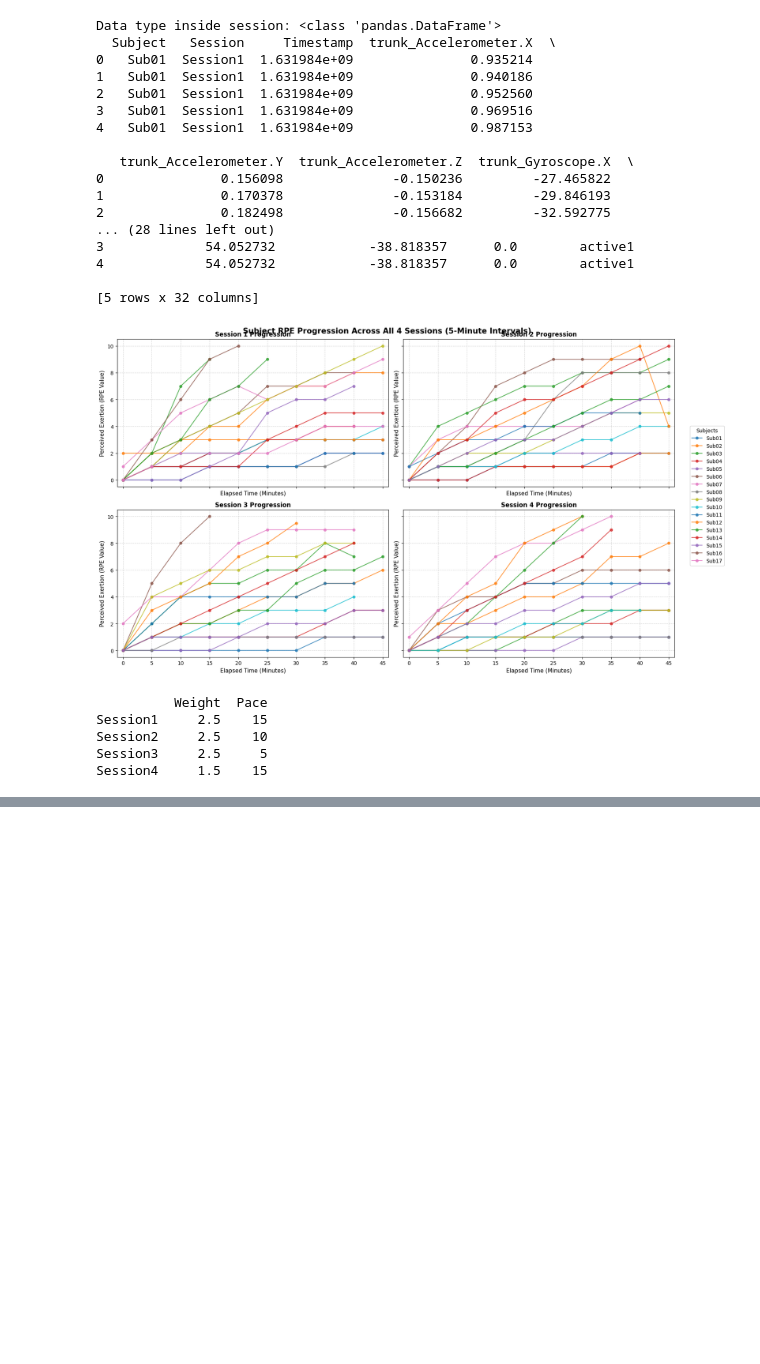
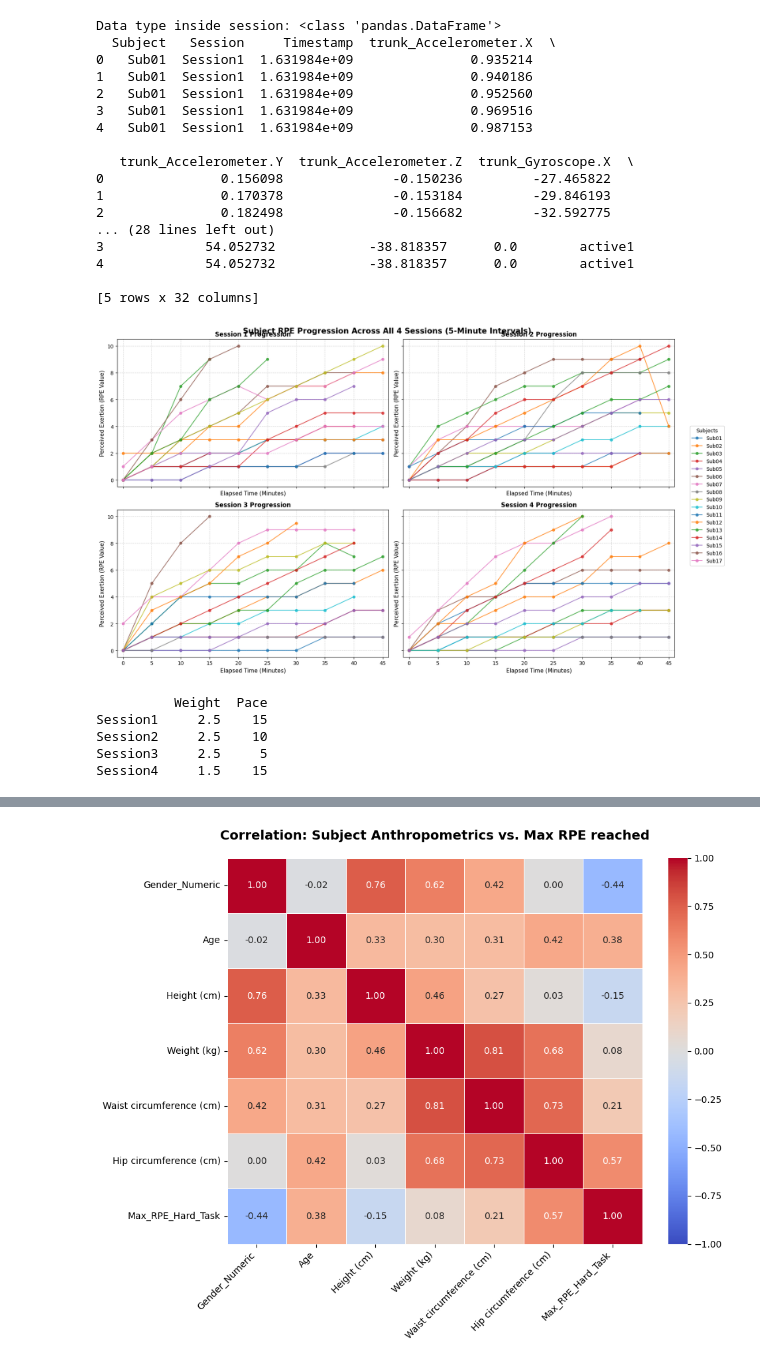
Before and after one commit to file-exe-not-available/Worker_Fatigue_Dataset, a Jupyter notebook: MCSI_EDA.ipynb, the cells around one changed output, grey strips where cells are left out. Drawn from its saved outputs; the diff is of its cells as text; code cells hidden in the pictures; blank space fills up the shorter version.

```diff
--- a/MCSI_EDA.ipynb
+++ b/MCSI_EDA.ipynb
@@ -289,0 +304,84 @@ plt.show()
+# %%
+import matplotlib.pyplot as plt
+import seaborn as sns
+import pandas as pd
+import numpy as np
+
+# --- STEP 1: Compute a metric for RPE per subject ---
+# We will find each subject's maximum RPE reached during the hardest task (Weight 2.5kg | Pace 15)
+target_weight = 2.5
+target_pace = 15
+sessions_list = ['Session1', 'Session2', 'Session3', 'Session4']
+exclude_subjects = {'Sub11', 'Sub12', 'Sub14'}
+
+subject_rpe_metrics = []
+
+# Re-use your helper function to map the task to the session name
+def get_matching_session_local(subject, target_weight, target_pace):
+    if subject not in experiment_settings: return None
+    settings = experiment_settings[subject]
+    if hasattr(settings, 'loc') or isinstance(settings, pd.DataFrame):
+        df_set = pd.DataFrame(settings).copy()
+        df_set.columns = [str(c).capitalize() for c in df_set.columns]
+        match = df_set[(df_set['Weight'] == target_weight) & (df_set['Pace'] == target_pace)]
+        if not match.empty:
+            return str(match['Session'].iloc[0]).strip() if 'Session' in match.columns else str(match.index[0]).strip()
+    return None
+
+# Extract the Max RPE for each valid subject
+for sub in anthro_clean['Subject'].unique():
+    if sub in exclude_subjects:
+        continue
+    session_name = get_matching_session_local(sub, target_weight, target_pace)
+    if session_name and (sub, session_name) in ts_data:
+        df = ts_data[(sub, session_name)]
+        # Filter for the 45-minute window and drop NaNs
+        start_time = df['Timestamp'].min()
+        df_45min = df[(df['Timestamp'] - start_time) / 60 <= 45]
+        valid_rpe = df_45min['RPE_Val'].dropna()
+
+        if not valid_rpe.empty:
+            # Save the max RPE reached by this subject during this intense task
+            subject_rpe_metrics.append({'Subject': sub, 'Max_RPE_Hard_Task': valid_rpe.max()})
+
+rpe_df = pd.DataFrame(subject_rpe_metrics)
+
+# --- STEP 2: Merge RPE with Anthropological Data ---
+# Ensure anthro_clean columns match your printout
+df_analysis = pd.merge(anthro_clean, rpe_df, on='Subject')
+
+# Convert Gender to numeric (0 for Female, 1 for Male) so it can be correlated
+df_analysis['Gender_Numeric'] = df_analysis['Gender'].map({'M': 1, 'F': 0})
+
+# Select only numeric columns for the correlation check
+numeric_cols = [
+    'Gender_Numeric', 'Age', 'Height (cm)', 'Weight (kg)',
+    'Waist circumference (cm)', 'Hip circumference (cm)', 'Max_RPE_Hard_Task'
+]
+df_numeric = df_analysis[numeric_cols]
+
+# --- STEP 3: Calculate and Plot Correlation Matrix ---
+corr_matrix = df_numeric.corr()
+
+plt.figure(figsize=(10, 8))
+# Visualizing with an accessible coolwarm diverging colormap
+sns.heatmap(
+    corr_matrix,
+    annot=True,
+    cmap='coolwarm',
+    fmt=".2f",
+    linewidths=0.5,
+    vmin=-1, vmax=1
+)
+
+plt.title("Correlation: Subject Anthropometrics vs. Max RPE reached", fontsize=14, fontweight='bold', pad=20)
+plt.xticks(rotation=45, ha='right')
+plt.yticks(rotation=0)
+plt.tight_layout()
+plt.show()
+
+# --- STEP 4: Print the strongest relationships ---
+print("--- Correlation with Max RPE reached ---")
+print(corr_matrix['Max_RPE_Hard_Task'].sort_values(ascending=False))
+# %% [output]
+[figure, added]
```
Also changed, not shown: parts of 8 cells of this notebook.
